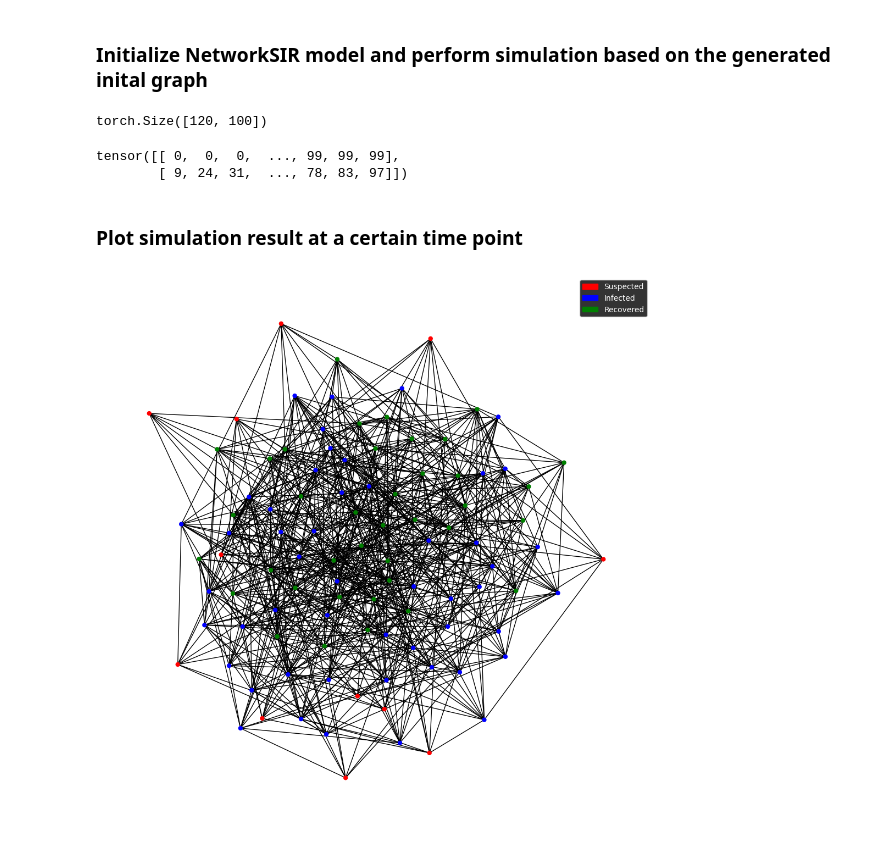
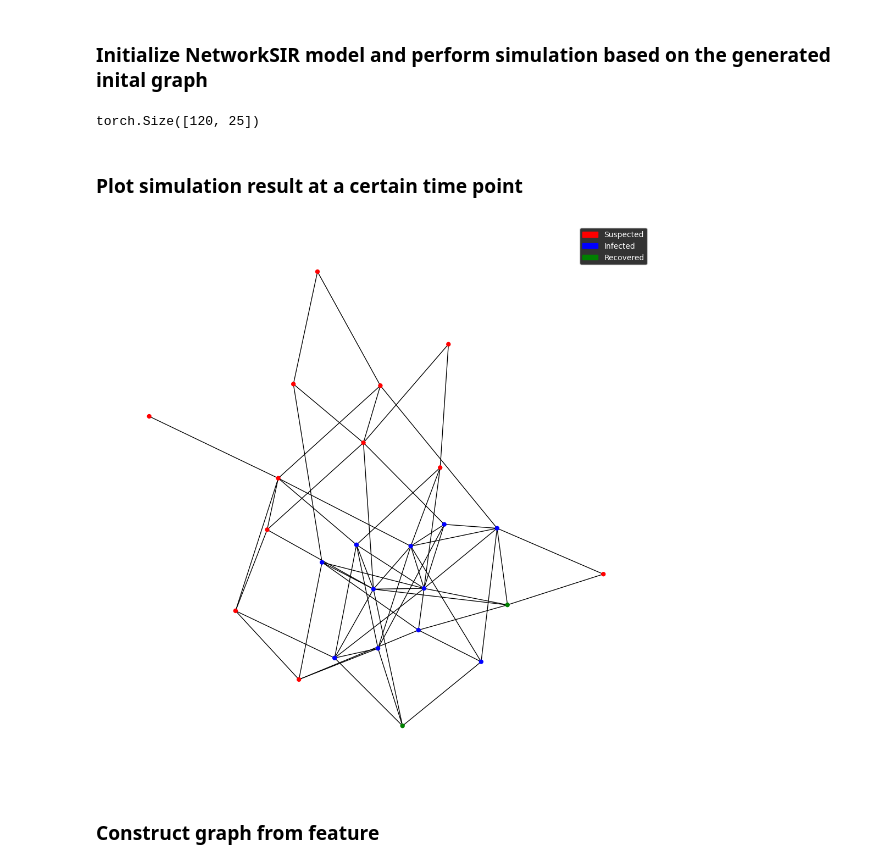
Before and after one commit to Emory-Melody/EpiLearn, a Jupyter notebook: examples/data_simulation.ipynb, the cells around one changed output. Drawn from its saved outputs; the diff is of its cells as text; code cells hidden in the pictures.

```diff
--- a/examples/data_simulation.ipynb
+++ b/examples/data_simulation.ipynb
@@ -11,29 +11,28 @@ from epilearn import visualize
 ### Generate random static graph
 # %%
 # generate random static graph
-initial_graph = utils.get_random_graph(num_nodes=100, connect_prob=0.15)
-initial_states = torch.zeros(100,3) # [S,I,R]
+initial_graph = utils.get_random_graph(num_nodes=25, connect_prob=0.20)
+initial_states = torch.zeros(25,3) # [S,I,R]
 initial_states[:, 0] = 1
 # set infected individual: 3
 initial_states[3, 0] = 0
 initial_states[3, 1] = 1
+initial_states[10, 0] = 0
+initial_states[10, 1] = 1
 # %% [markdown]
 ### Initialize NetworkSIR model and perform simulation based on the generated inital graph
 # %%
-model = NetSIR(num_nodes=initial_graph.shape[0], horizon=120, infection_rate=0.01, recovery_rate=0.0384) # infection_rate, recover_rate, fixed_population
+model = NetSIR(num_nodes=initial_graph.shape[0], horizon=120, infection_rate=0.05, recovery_rate=0.05) # infection_rate, recover_rate, fixed_population
 preds = model(initial_states, initial_graph, steps = None)
 # %%
 preds.argmax(2).shape
 # %% [output]
-torch.Size([120, 100])
+torch.Size([120, 25])
-# %%
-initial_graph.to_sparse().indices()
-# %% [output]
-tensor([[ 0,  0,  0,  ..., 99, 99, 99],
-        [ 9, 24, 31,  ..., 78, 83, 97]])
 # %% [markdown]
 ### Plot simulation result at a certain time point
 # %%
-layout = visualize.plot_series(preds.argmax(2)[57].detach().numpy(), initial_graph.to_sparse().indices().detach().numpy(), classes=['Suspected', 'Infected', 'Recovered'])
+layout = visualize.plot_graph(preds.argmax(2)[15].detach().numpy(), initial_graph.to_sparse().indices().detach().numpy(), classes=['Suspected', 'Infected', 'Recovered'])
 # %% [output]
-[figure, old version]
+[figure, new version]
+# %% [markdown]
+### Construct graph from feature
```
Also changed, not shown: parts of 3 cells of this notebook, 2 other files.
